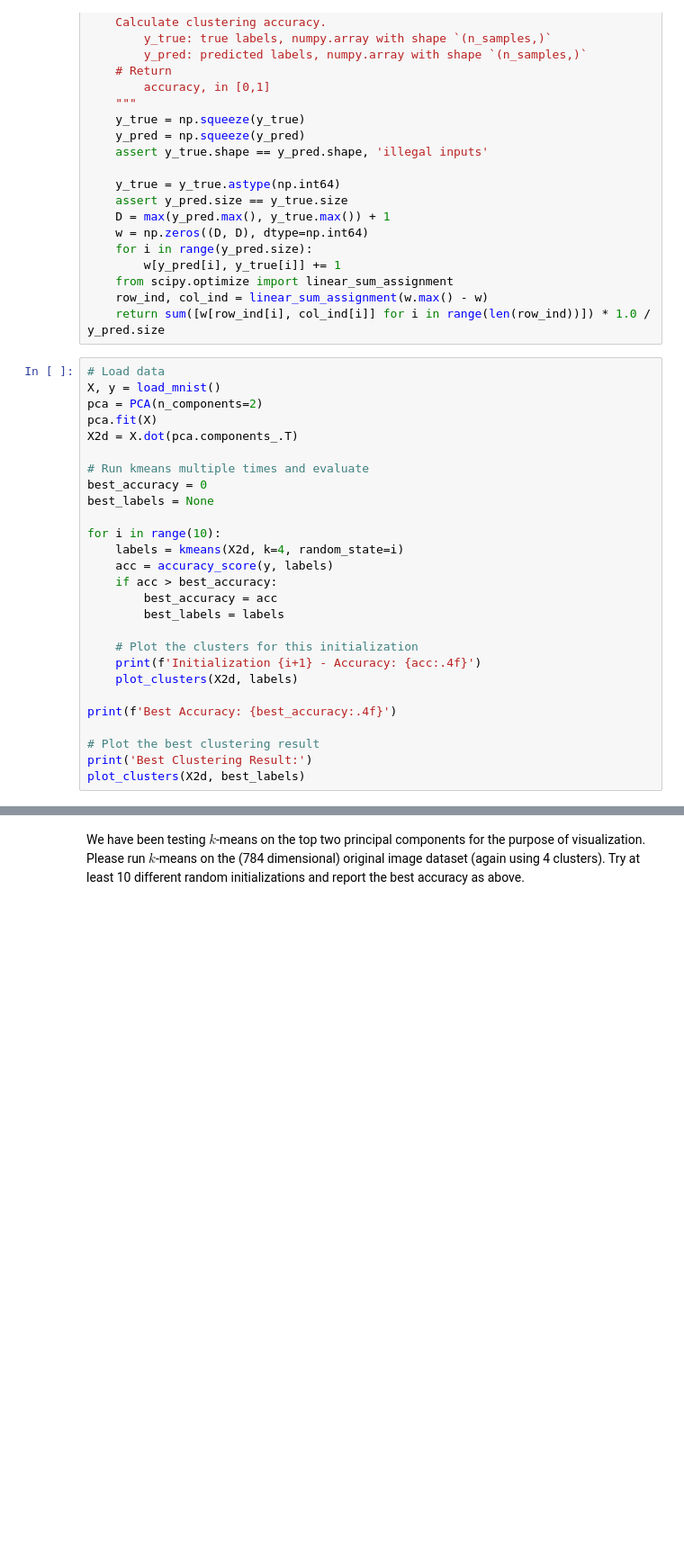
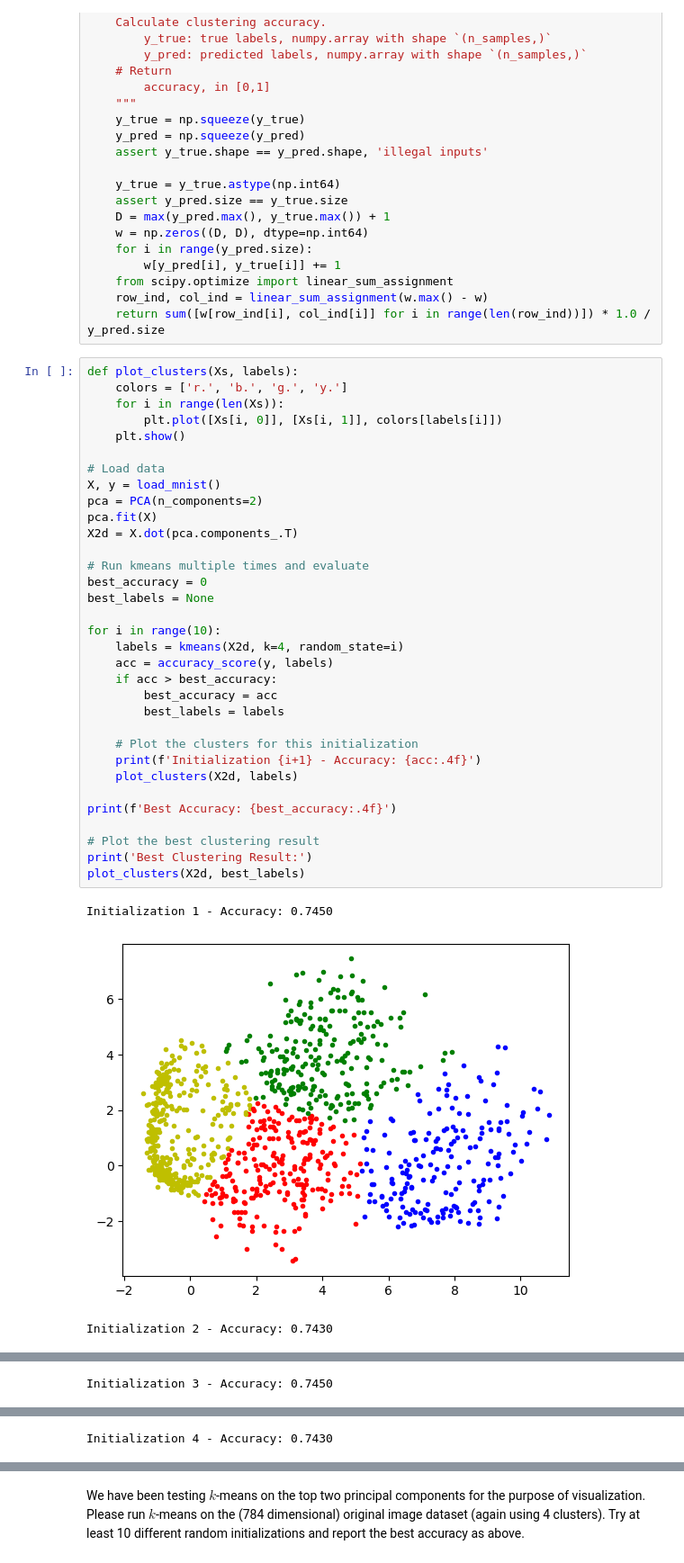
Before and after one commit to D-Becks/DSC_391L_Machine_Learning, a Jupyter notebook: Homework_5/hw5_programming_base_notebook.ipynb, the cells around one changed output, grey strips where cells are left out. Shown at 90% size. Drawn from its saved outputs; the diff is of its cells as text; blank space fills up the shorter version.

```diff
--- a/Homework_5/hw5_programming_base_notebook.ipynb
+++ b/Homework_5/hw5_programming_base_notebook.ipynb
@@ -173,29 +175,39 @@ def accuracy_score(y_true, y_pred):
     row_ind, col_ind = linear_sum_assignment(w.max() - w)
     return sum([w[row_ind[i], col_ind[i]] for i in range(len(row_ind))]) * 1.0 / y_pred.size
 # %%
+def plot_clusters(Xs, labels):
+    colors = ['r.', 'b.', 'g.', 'y.']
+    for i in range(len(Xs)):
+        plt.plot([Xs[i, 0]], [Xs[i, 1]], colors[labels[i]])
+    plt.show()
+
 # Load data
 X, y = load_mnist()
 pca = PCA(n_components=2)
 pca.fit(X)
 X2d = X.dot(pca.components_.T)
 
 # Run kmeans multiple times and evaluate
 best_accuracy = 0
 best_labels = None
 
 for i in range(10):
     labels = kmeans(X2d, k=4, random_state=i)
     acc = accuracy_score(y, labels)
     if acc > best_accuracy:
         best_accuracy = acc
         best_labels = labels
 
     # Plot the clusters for this initialization
     print(f'Initialization {i+1} - Accuracy: {acc:.4f}')
     plot_clusters(X2d, labels)
 
 print(f'Best Accuracy: {best_accuracy:.4f}')
 
 # Plot the best clustering result
 print('Best Clustering Result:')
 plot_clusters(X2d, best_labels)
+# %% [output]
+Initialization 1 - Accuracy: 0.7450
+[figure, added]
+Initialization 2 - Accuracy: 0.7430
@@ -201,0 +215 @@ plot_clusters(X2d, best_labels)
+Initialization 3 - Accuracy: 0.7450
@@ -201,0 +217 @@ plot_clusters(X2d, best_labels)
+Initialization 4 - Accuracy: 0.7430
```
Also changed, not shown: parts of 4 cells of this notebook.
